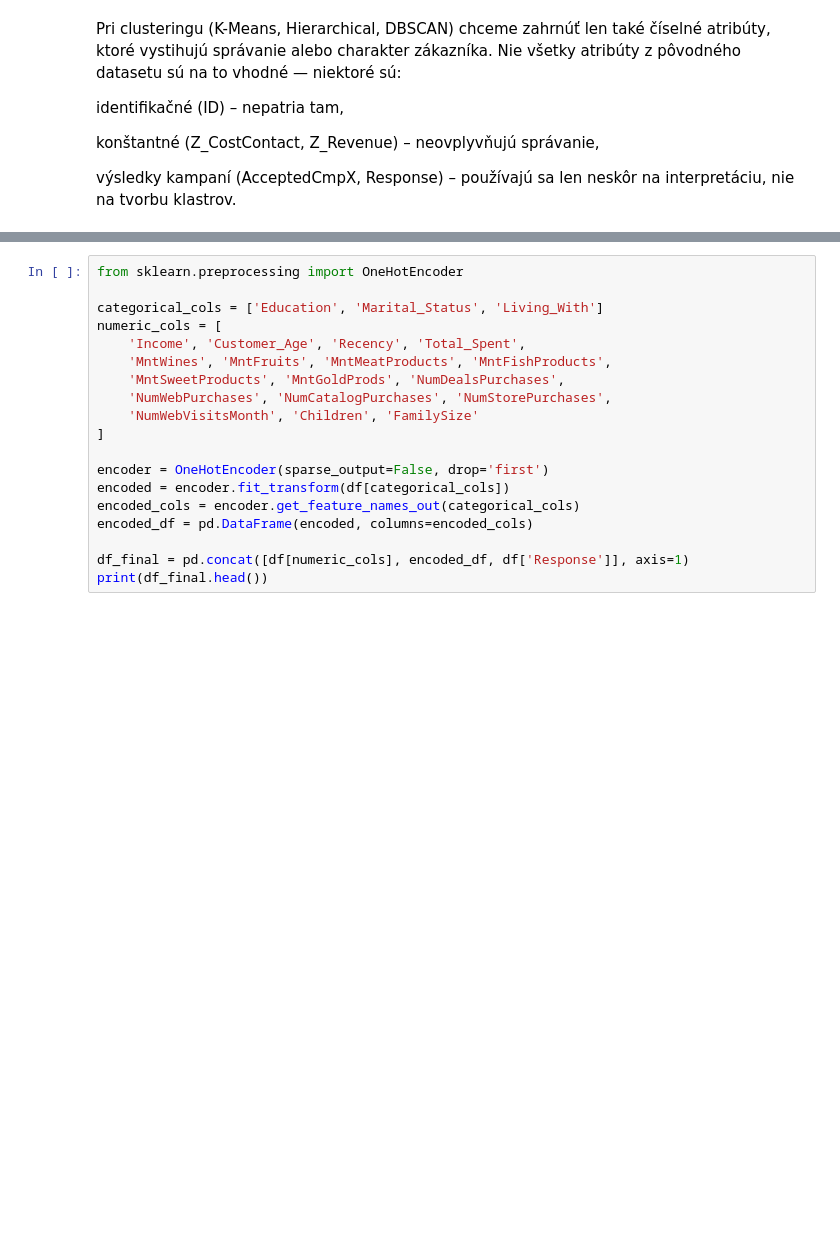
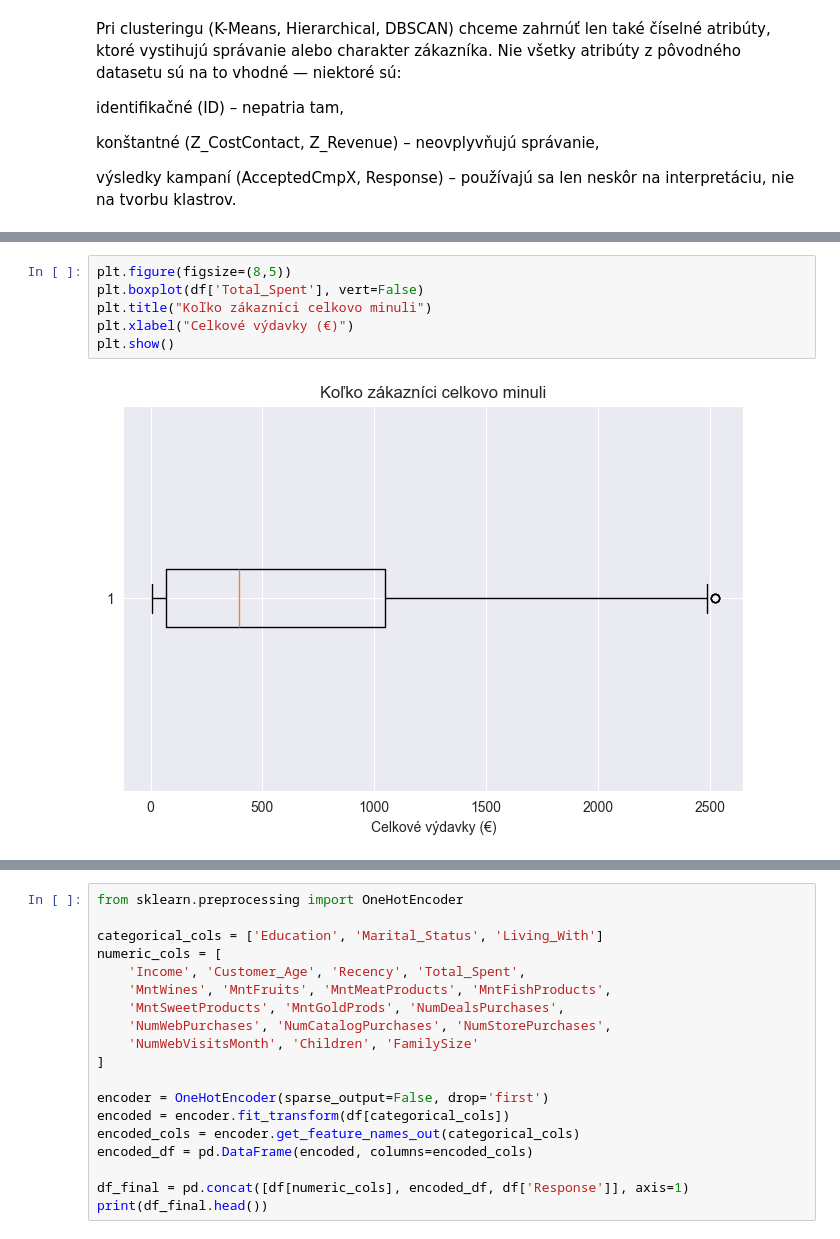
Before and after one commit to Kucharito/MachineLearning2, a Jupyter notebook: Projekt#1.ipynb, the cells around one changed output, grey strips where cells are left out. Cells and saved outputs as stored; diff of their text form; blank space fills up the shorter version.

```diff
--- a/Projekt#1.ipynb
+++ b/Projekt#1.ipynb
@@ -204,0 +217,8 @@ výsledky kampaní (AcceptedCmpX, Response) – používajú sa len neskôr na i
+# %%
+plt.figure(figsize=(8,5))
+plt.boxplot(df['Total_Spent'], vert=False)
+plt.title("Koľko zákazníci celkovo minuli")
+plt.xlabel("Celkové výdavky (€)")
+plt.show()
+# %% [output]
+[figure, added]
```
Also changed, not shown: parts of 12 cells of this notebook.
